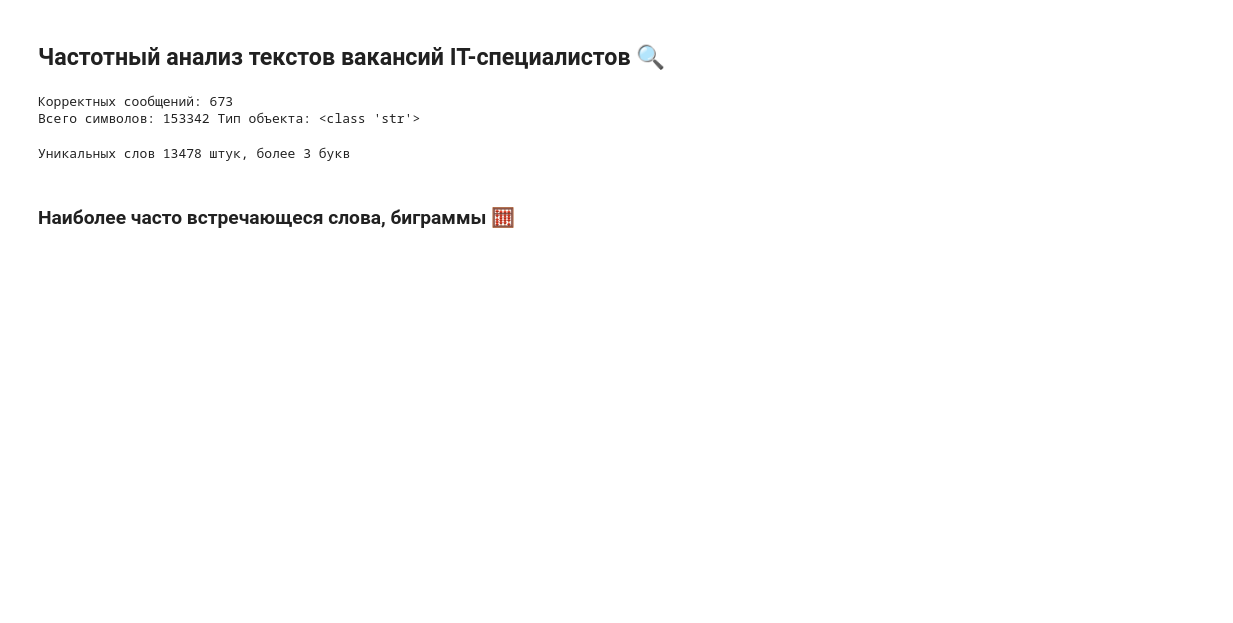
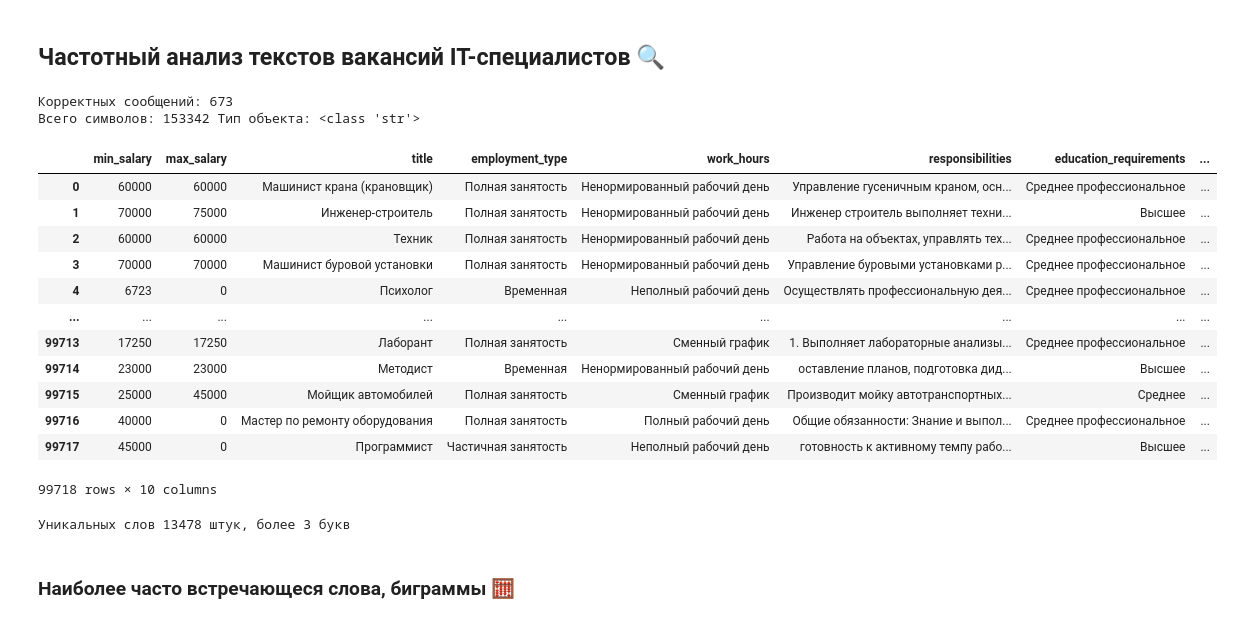
Before and after one commit to melchugin/choiceapp.deaflizards.ru, a Jupyter notebook: research/Sentiment.ipynb, the cells around one changed output. Cells and saved outputs as stored; diff of their text form; code cells hidden in the pictures; blank space fills up the shorter version.

```diff
--- a/research/Sentiment.ipynb
+++ b/research/Sentiment.ipynb
@@ -334,6 +334,22 @@ print("Всего символов:", len(text_all_merged), "Тип объект
 # %% [output]
 Корректных сообщений: 673
 Всего символов: 153342 Тип объекта: <class 'str'>
+# %%
+vacancies
+# %% [output]
+|  | min_salary | max_salary | title | employment_type | work_hours | responsibilities | education_requirements | ... |
+| 0 | 60000 | 60000 | Машинист крана (крановщик) | Полная занятость | Ненормированный рабочий день | Управление гусеничным краном, осн... | Среднее профессиональное | ... |
+| 1 | 70000 | 75000 | Инженер-строитель | Полная занятость | Ненормированный рабочий день | Инженер строитель выполняет техни... | Высшее | ... |
+| 2 | 60000 | 60000 | Техник | Полная занятость | Ненормированный рабочий день | Работа на объектах, управлять тех... | Среднее профессиональное | ... |
+| 3 | 70000 | 70000 | Машинист буровой установки | Полная занятость | Ненормированный рабочий день | Управление буровыми установками р... | Среднее профессиональное | ... |
+| 4 | 6723 | 0 | Психолог | Временная | Неполный рабочий день | Осуществлять профессиональную дея... | Среднее профессиональное | ... |
+| ... | ... | ... | ... | ... | ... | ... | ... | ... |
+| 99713 | 17250 | 17250 | Лаборант | Полная занятость | Сменный график | 1. Выполняет лабораторные анализы... | Среднее профессиональное | ... |
+| 99714 | 23000 | 23000 | Методист | Временная | Ненормированный рабочий день | оставление планов, подготовка дид... | Высшее | ... |
+| 99715 | 25000 | 45000 | Мойщик автомобилей | Полная занятость | Сменный график | Производит мойку автотранспортных... | Среднее | ... |
+| 99716 | 40000 | 0 | Мастер по ремонту оборудования | Полная занятость | Полный рабочий день | Общие обязанности: Знание и выпол... | Среднее профессиональное | ... |
+| 99717 | 45000 | 0 | Программист | Частичная занятость | Неполный рабочий день | готовность к активному темпу рабо... | Высшее | ... |
+99718 rows × 10 columns
 # %%
 token_data = word_tokenize(''.join( c for c in re.sub(r'\b\w{1,3}\b', '', text_all_merged) if  c not in '</>.,!()-:?;&' ))
 print(f"Уникальных слов {len(token)} штук, более 3 букв")
```
Also changed, not shown: parts of 18 cells of this notebook, 3 other files.
